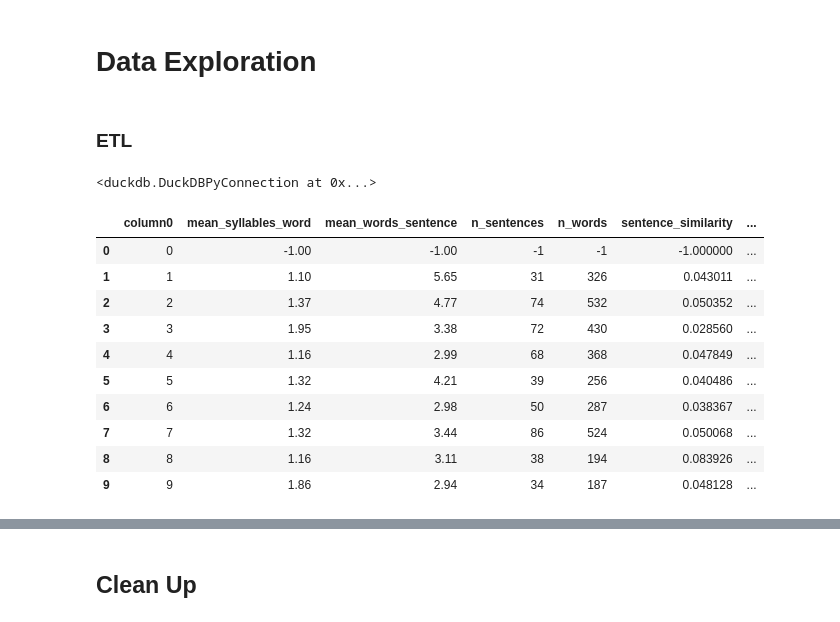
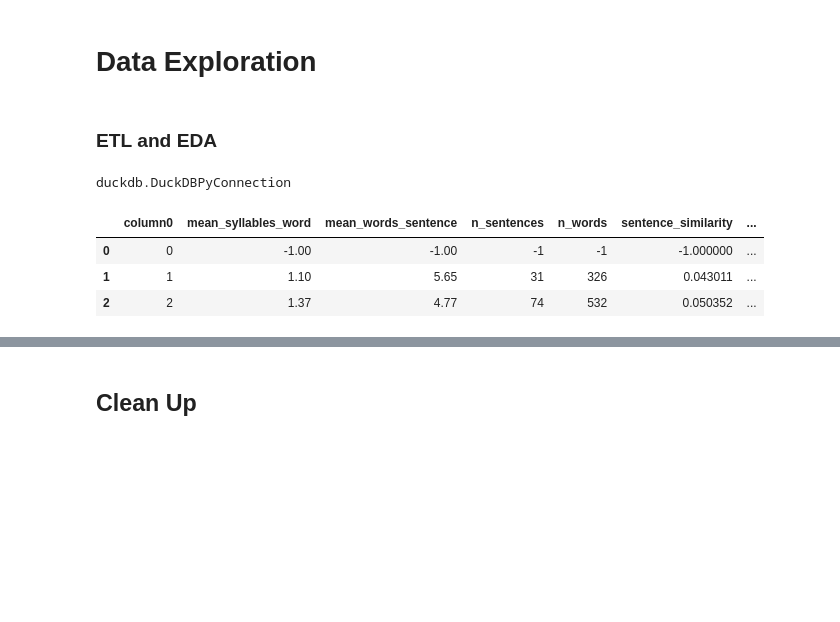
Before and after one commit to dejse/spotify-recommendation-streamlit, a Jupyter notebook: notebooks/E2E.ipynb, the cells around one changed output, grey strips where cells are left out. Cells and saved outputs as stored; diff of their text form; code cells hidden in the pictures; blank space fills up the shorter version.

```diff
--- a/notebooks/E2E.ipynb
+++ b/notebooks/E2E.ipynb
@@ -15,18 +14,21 @@ pd.options.display.max_rows = None
 data_path = Path("../data")
 data_path_string = data_path.resolve().as_posix()
 # %% [markdown]
-### ETL
+### ETL and EDA
 # %%
 con = duckdb.connect(database=f"{data_path}/spotify.db")
+type(con)
+# %% [output]
+duckdb.DuckDBPyConnection
 # %%
-# Clean DB
-con.execute("drop table if exists lyrics_features")
-con.execute("drop table if exists low_level_audio_features")
-con.execute("drop table if exists albums")
-con.execute("drop table if exists artists")
-con.execute("drop table if exists tracks")
-con.execute("drop table if exists features")
-con.execute("drop view if exists lookup")
+def clean_db(con: duckdb.DuckDBPyConnection):
+    con.execute("drop table if exists lyrics_features")
+    con.execute("drop table if exists low_level_audio_features")
+    con.execute("drop table if exists albums")
+    con.execute("drop table if exists artists")
+    con.execute("drop table if exists tracks")
+    con.execute("drop table if exists features")
+    con.execute("drop view if exists lookup")
+
+clean_db(con)
-# %% [output]
-<duckdb.DuckDBPyConnection at 0x...>
 # %%
@@ -39,15 +43,8 @@ con.read_csv(f"{data_path_string}/spotify_tracks.csv", all_varchar=False).create
 # %%
-con.table("lyric_features").limit(10).df()
+con.table("lyric_features").limit(3).df()
 # %% [output]
 |  | column0 | mean_syllables_word | mean_words_sentence | n_sentences | n_words | sentence_similarity | ... |
 | 0 | 0 | -1.00 | -1.00 | -1 | -1 | -1.000000 | ... |
 | 1 | 1 | 1.10 | 5.65 | 31 | 326 | 0.043011 | ... |
 | 2 | 2 | 1.37 | 4.77 | 74 | 532 | 0.050352 | ... |
-| 3 | 3 | 1.95 | 3.38 | 72 | 430 | 0.028560 | ... |
-| 4 | 4 | 1.16 | 2.99 | 68 | 368 | 0.047849 | ... |
-| 5 | 5 | 1.32 | 4.21 | 39 | 256 | 0.040486 | ... |
-| 6 | 6 | 1.24 | 2.98 | 50 | 287 | 0.038367 | ... |
-| 7 | 7 | 1.32 | 3.44 | 86 | 524 | 0.050068 | ... |
-| 8 | 8 | 1.16 | 3.11 | 38 | 194 | 0.083926 | ... |
-| 9 | 9 | 1.86 | 2.94 | 34 | 187 | 0.048128 | ... |
 # %%
```
Also changed, not shown: parts of 30 cells of this notebook.
